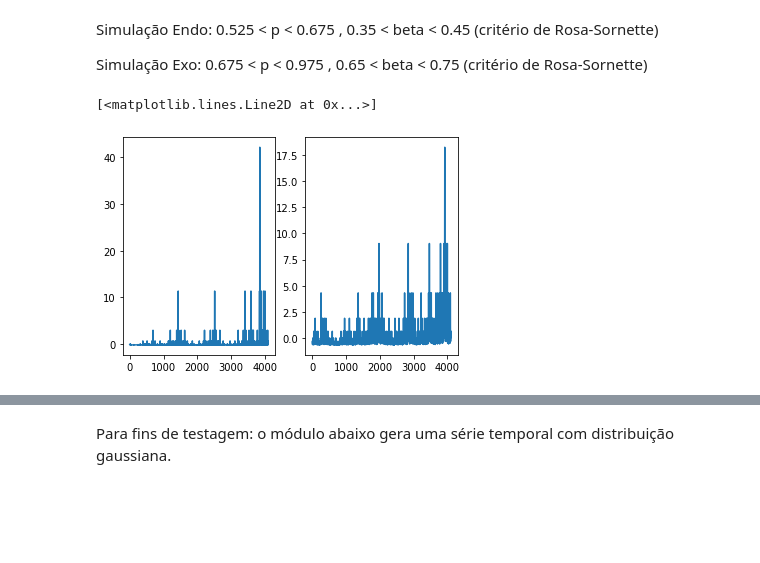
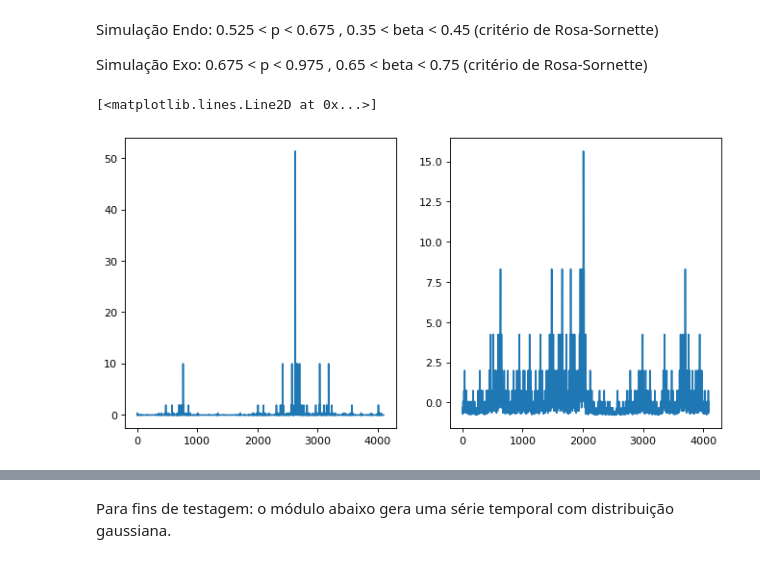
Before and after one commit to barauna-lo/Artificial_Inteligence, a Jupyter notebook: HandsOn_10/CAP417_HandsOn10_Barauna.ipynb, the cells around one changed output, grey strips where cells are left out. Cells and saved outputs as stored; diff of their text form; code cells hidden in the pictures; blank space fills up the shorter version.

```diff
--- a/HandsOn_10/CAP417_HandsOn10_Barauna.ipynb
+++ b/HandsOn_10/CAP417_HandsOn10_Barauna.ipynb
@@ -148,14 +149,14 @@ getSeries(endoList, [0.525,0.675], [0.35,0.45], N) # Simulação Endo: 0.525 < p
 #getSeries(exoList, [0.800,0.875], [0.65,0.75], 25)
 getSeries(exoList, [0.675,0.975], [0.65,0.75], N) # Simulação Exo: 0.675 < p < 0.975 , 0.65 < beta < 0.75 (critério de Rosa-Sornette)
 # %%
-#figure(figsize=(15,10),dpi=100)
+figure(figsize=(10,5),dpi=80)
 plt.subplot(1,2,1)
 plt.plot(exoList[0])
 plt.subplot(1,2,2)
 plt.plot(endoList[0])
 # %% [output]
 [<matplotlib.lines.Line2D at 0x...>]
-[figure, old version]
+[figure, new version]
 # %%
 def plotpmodel(A, stype):
   plt.plot(A, color='r', lw=0.1)
```
Also changed, not shown: parts of 18 cells of this notebook.
